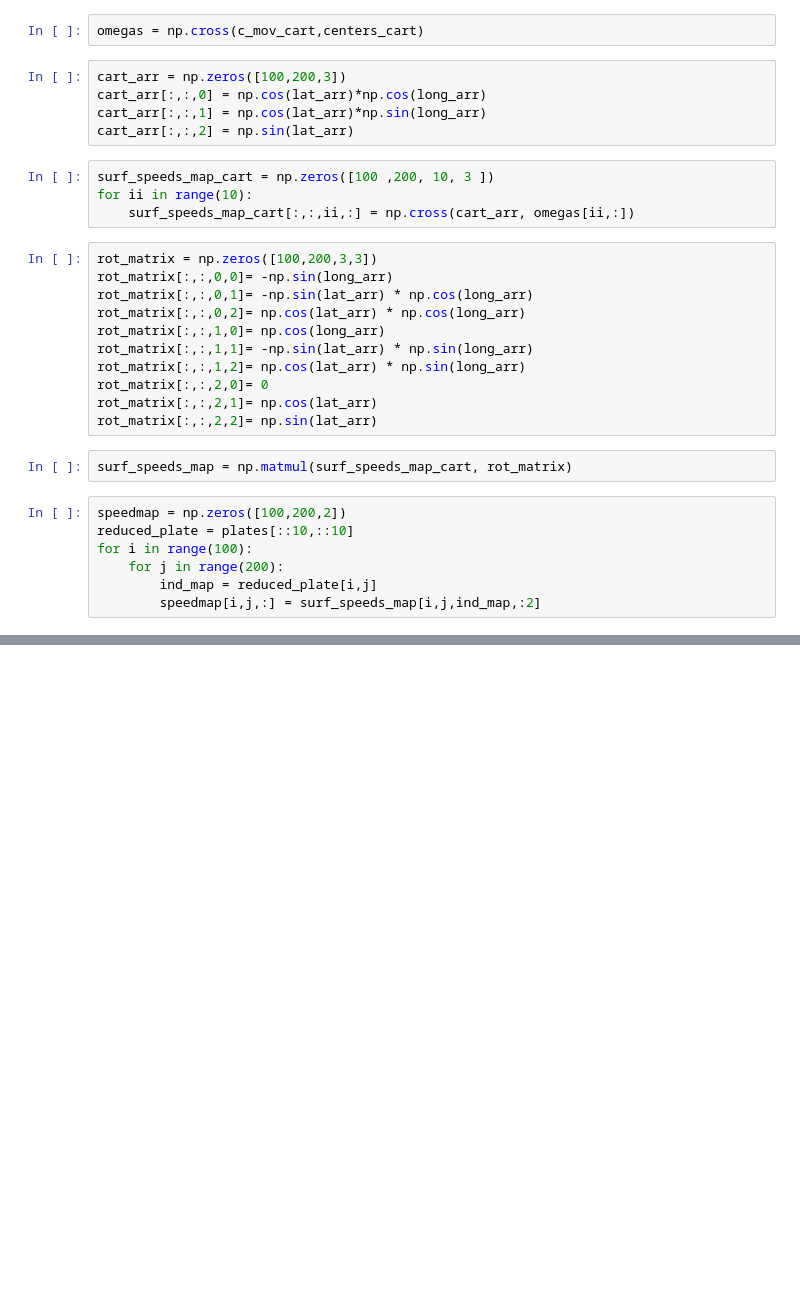
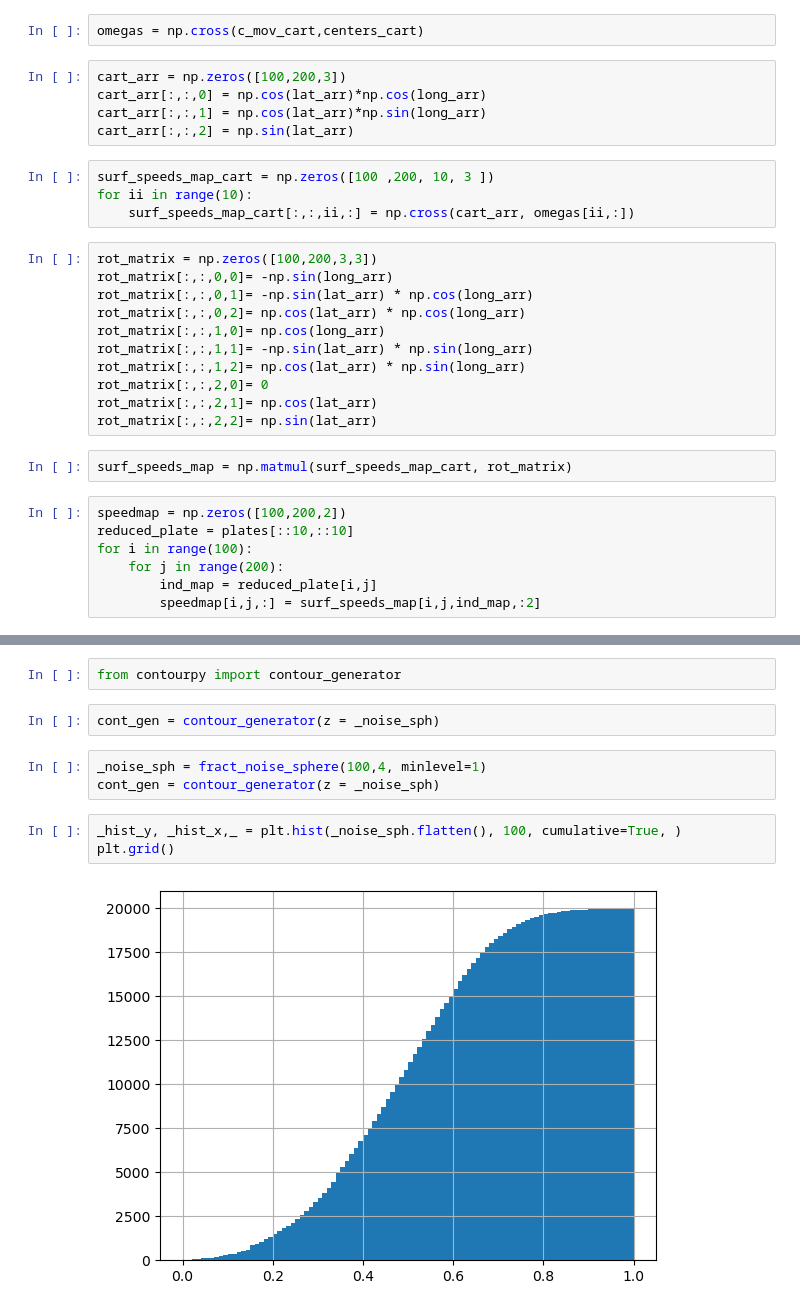
Before and after one commit to AunSiro/planet-creator, a Jupyter notebook: generamapas.ipynb, the cells around one changed output, grey strips where cells are left out. Cells and saved outputs as stored; diff of their text form; blank space fills up the shorter version.

```diff
--- a/generamapas.ipynb
+++ b/generamapas.ipynb
@@ -202,0 +314,12 @@ plt.quiver(long_arr[::5,::5] ,lat_arr[::5,::5],speedmap[::5,::5,0],speedmap[::5,
+# %%
+from contourpy import contour_generator
+# %%
+cont_gen = contour_generator(z = _noise_sph)
+# %%
+_noise_sph = fract_noise_sphere(100,4, minlevel=1)
+cont_gen = contour_generator(z = _noise_sph)
+# %%
+_hist_y, _hist_x,_ = plt.hist(_noise_sph.flatten(), 100, cumulative=True, )
+plt.grid()
+# %% [output]
+[figure, added]
```
Also changed, not shown: parts of 19 cells of this notebook.
